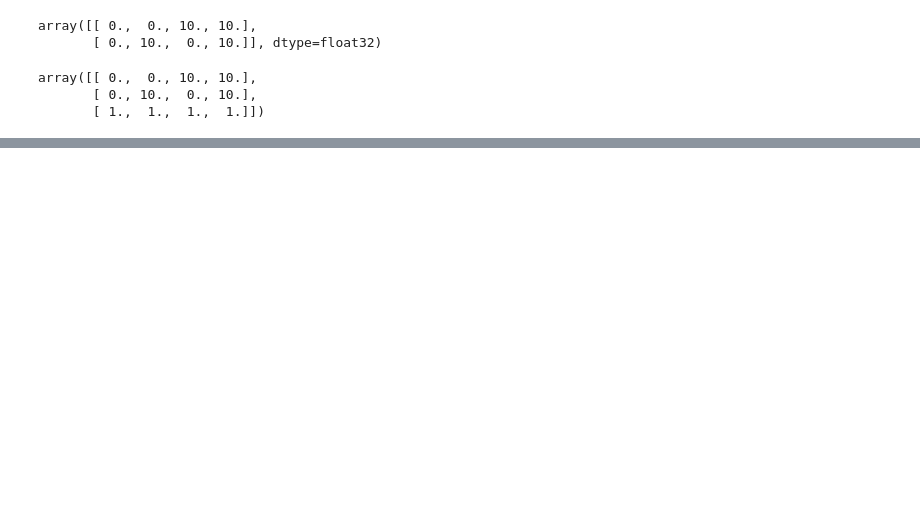
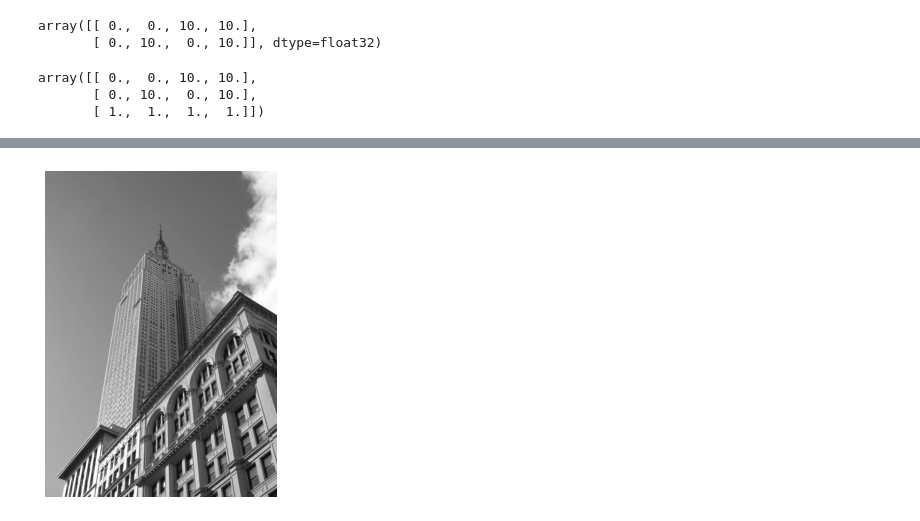
Before and after one commit to SolKul/image_processing, a Jupyter notebook: notebooks/ComputerVision03.ipynb, the cells around one changed output, grey strips where cells are left out. Drawn from its saved outputs; the diff is of its cells as text; code cells hidden in the pictures; blank space fills up the shorter version.

```diff
--- a/notebooks/ComputerVision03.ipynb
+++ b/notebooks/ComputerVision03.ipynb
@@ -257,0 +286,8 @@ V.shape
+# %%
+# 画像を読み込む
+im_path=Path("resources/data/empire.jpg")
+im=cv2.imread(str(im_path))
+im_gray=cv2.cvtColor(im,cv2.COLOR_BGR2GRAY)
+impro.imshow(im_gray)
+# %% [output]
+[figure, added]
```
Also changed, not shown: parts of 48 cells of this notebook, 1 other file.
